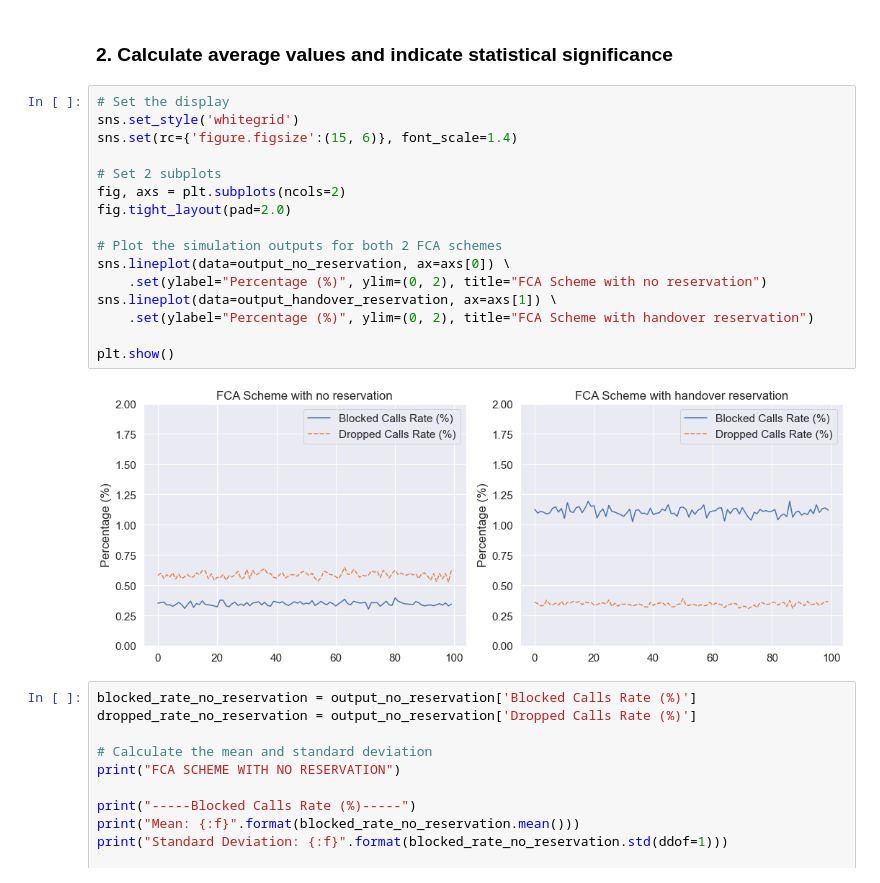
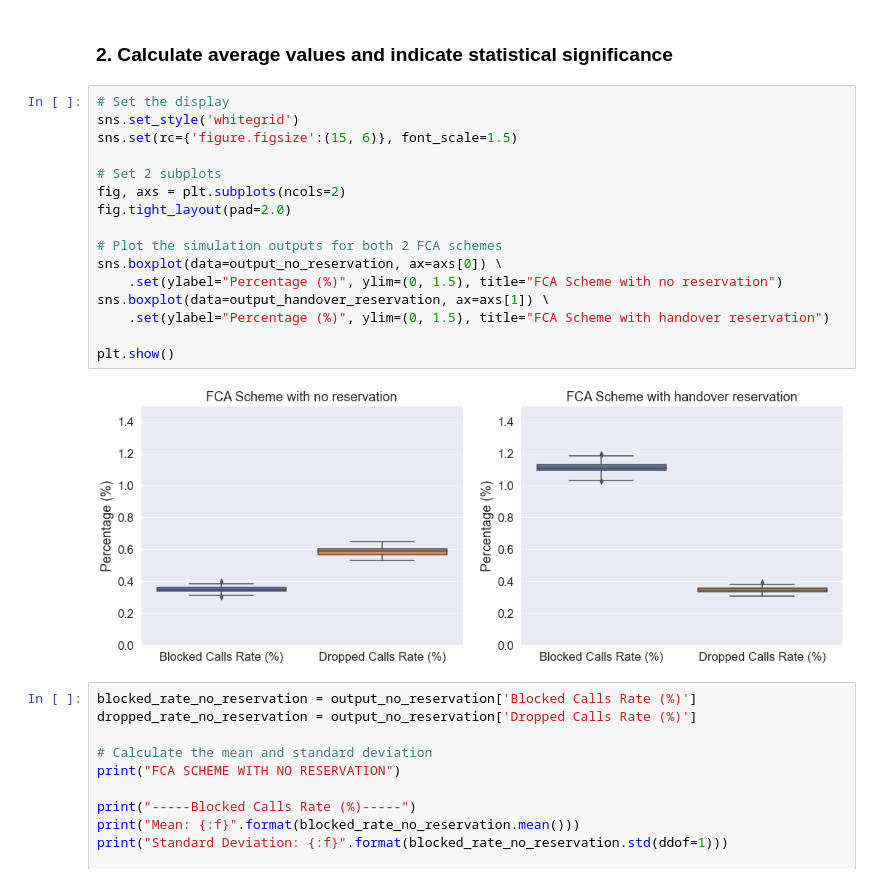
Before and after one commit to tkhang1999/CZ4015-Call-Me-Maybe, a Jupyter notebook: analysis/Output Analysis.ipynb, the cells around one changed output. Drawn from its saved outputs; the diff is of its cells as text.

Commit message:
add comparision between 2 FCA scheme

```diff
--- a/analysis/Output Analysis.ipynb
+++ b/analysis/Output Analysis.ipynb
@@ -52,21 +52,21 @@ output_handover_reservation
 # %%
 # Set the display
 sns.set_style('whitegrid')
-sns.set(rc={'figure.figsize':(15, 6)}, font_scale=1.4)
+sns.set(rc={'figure.figsize':(15, 6)}, font_scale=1.5)
 
 # Set 2 subplots
 fig, axs = plt.subplots(ncols=2)
 fig.tight_layout(pad=2.0)
 
 # Plot the simulation outputs for both 2 FCA schemes
-sns.lineplot(data=output_no_reservation, ax=axs[0]) \
-    .set(ylabel="Percentage (%)", ylim=(0, 2), title="FCA Scheme with no reservation")
-sns.lineplot(data=output_handover_reservation, ax=axs[1]) \
-    .set(ylabel="Percentage (%)", ylim=(0, 2), title="FCA Scheme with handover reservation")
+sns.boxplot(data=output_no_reservation, ax=axs[0]) \
+    .set(ylabel="Percentage (%)", ylim=(0, 1.5), title="FCA Scheme with no reservation")
+sns.boxplot(data=output_handover_reservation, ax=axs[1]) \
+    .set(ylabel="Percentage (%)", ylim=(0, 1.5), title="FCA Scheme with handover reservation")
 
 plt.show()
 # %% [output]
-[figure, old version]
+[figure, new version]
 # %%
 blocked_rate_no_reservation = output_no_reservation['Blocked Calls Rate (%)']
 dropped_rate_no_reservation = output_no_reservation['Dropped Calls Rate (%)']
```
Also changed, not shown: parts of 8 cells of this notebook.
